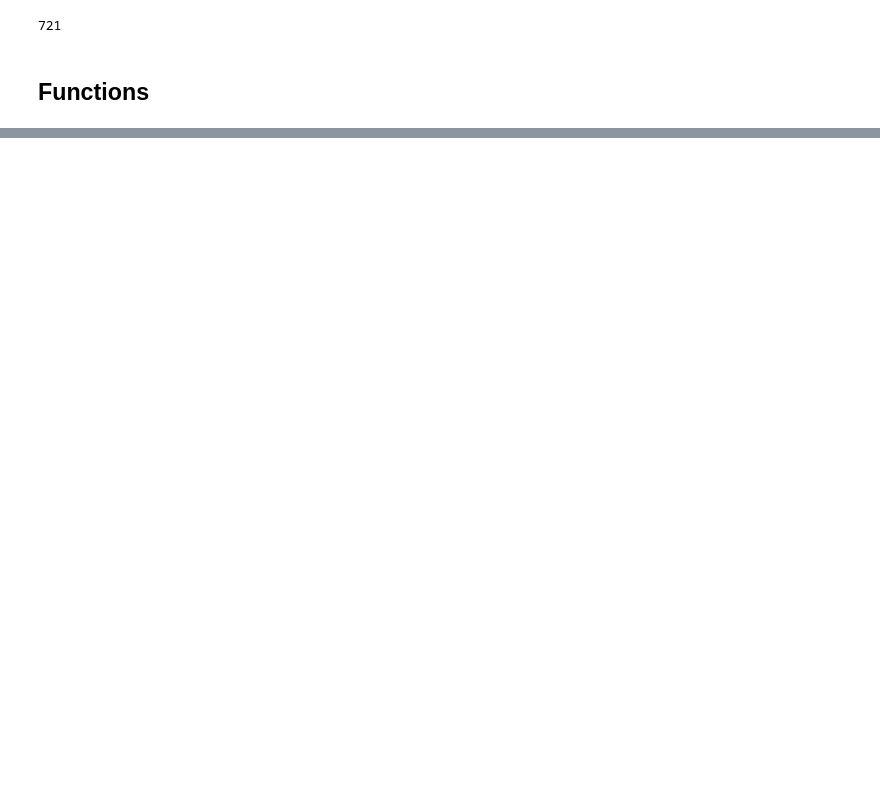
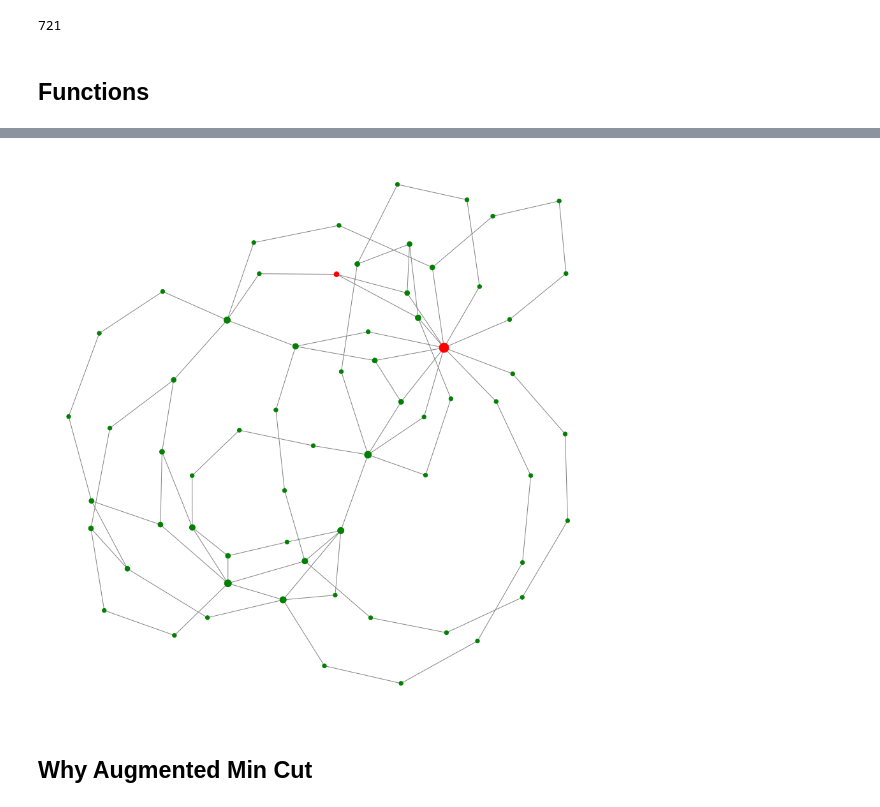
Before and after one commit to SimoneFiorellino/ADM-HW5, a Jupyter notebook: RQ4.ipynb, the cells around one changed output, grey strips where cells are left out. Saved outputs shown, nothing was run; the diff lists cells and outputs as text; code cells hidden in the pictures; blank space fills up the shorter version.

```diff
--- a/RQ4.ipynb
+++ b/RQ4.ipynb
@@ -335,10 +158,0 @@ for i in list(subgraph.nodes):
-# %%
-node_sizes = [10*len(reduced_graph.edges(n)) for n in reduced_graph.nodes()]
-#networkx.draw_spring(g, node_size=(node_sizes))
-#nx.draw_kamada_kawai(subgraph, node_size=(node_sizes), with_labels=True)#785539
-color_map = []
-for node in reduced_graph:
-    if node == u or node == v:
-        color_map.append('red')
-    else:
-        color_map.append('blue')
@@ -351,0 +277,2 @@ plt.show()
+# %%
+subgraph = H.copy()
@@ -351,0 +329,3 @@ plt.show()
+# %%
+u=1061503
+v=1165662
@@ -351,0 +375,18 @@ plt.show()
+# %%
+node_sizes = [20*len(reduced_graph.edges(n)) for n in reduced_graph.nodes()]
+
+color_map = []
+for node in reduced_graph:
+    if node == u or node == v:
+        color_map.append('red')
+    else:
+        color_map.append('green')
+# %%
+plt.figure(1, figsize=(12,12))
+nx.draw_kamada_kawai(reduced_graph, node_size=(node_sizes), node_color=color_map, with_labels=False, edge_color='gray')
+#--> verticalalignment='bottom', font_size = 10
+plt.show()
+# %% [output]
+[figure, added]
+# %% [markdown]
+## Why Augmented Min Cut
```
Also changed, not shown: parts of 59 cells of this notebook.
